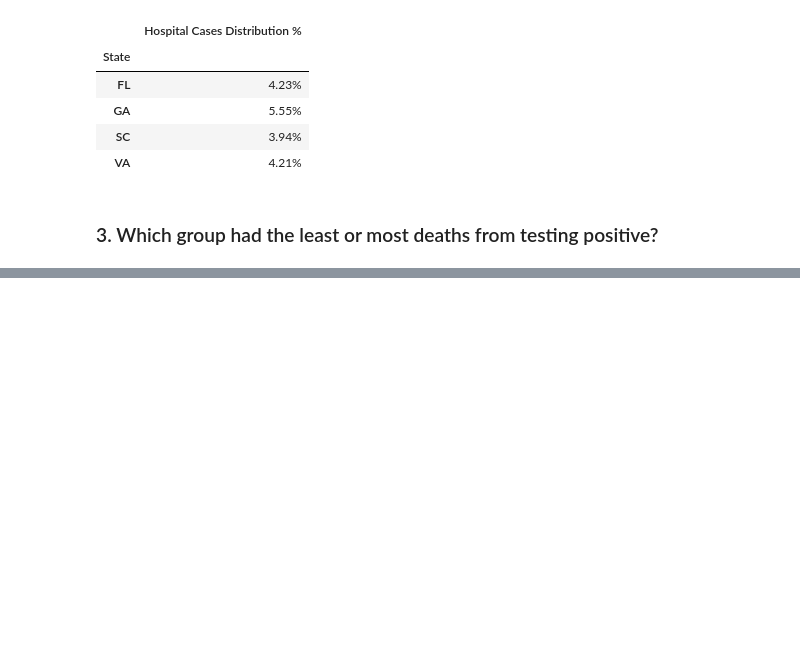
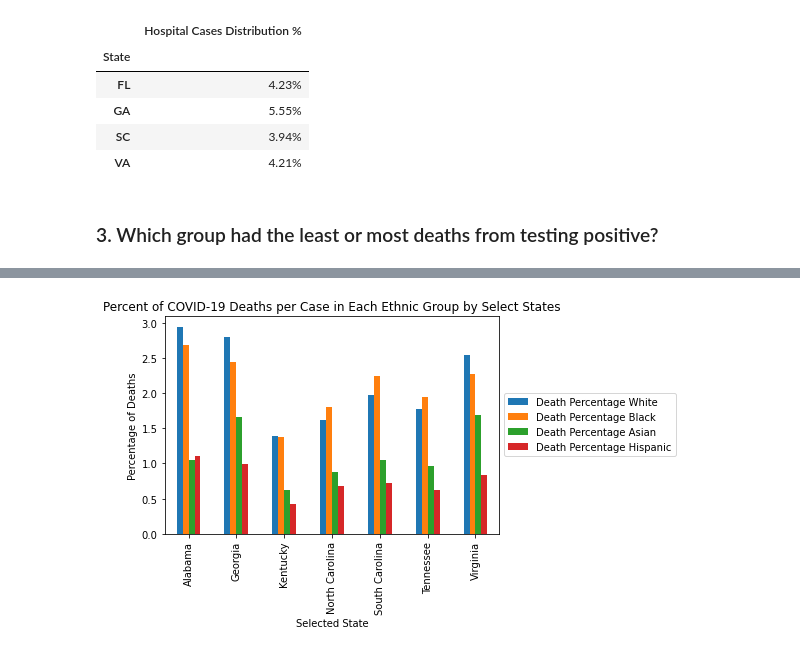
Before and after one commit to burnettaw/CMBKS-Group-5, a Jupyter notebook: covid_analysis_G1-3 - Combined.ipynb, the cells around one changed output, grey strips where cells are left out. Cells and saved outputs as stored; diff of their text form; code cells hidden in the pictures; blank space fills up the shorter version.

```diff
--- a/covid_analysis_G1-3 - Combined.ipynb
+++ b/covid_analysis_G1-3 - Combined.ipynb
@@ -428,0 +545,4 @@ minValuesObj.head(1)
+# %%
+#Merge Dataframes
+covid_merge = pd.merge(covid_case_totals_nbr, covid_death_totals_nbr, on="State", how="inner")
+covid_merge
@@ -428,0 +558,6 @@ minValuesObj.head(1)
+# %%
+covid_merge['Death Percentage White'] = (covid_merge['Deaths_White'] / covid_merge['Cases_White']) * 100
+covid_merge['Death Percentage Black'] = (covid_merge['Deaths_Black'] / covid_merge['Cases_Black']) * 100
+covid_merge['Death Percentage Asian'] = (covid_merge['Deaths_Asian'] / covid_merge['Cases_Asian']) * 100
+covid_merge['Death Percentage Hispanic'] = (covid_merge['Deaths_Ethnicity_Hispanic'] / covid_merge['Cases_Ethnicity_Hispanic']) * 100
+covid_merge
@@ -428,0 +573,3 @@ minValuesObj.head(1)
+# %%
+covid_merge_perc = covid_merge.loc[:, ['State', 'Death Percentage White', 'Death Percentage Black', 'Death Percentage Asian', 'Death Percentage Hispanic']]
+covid_merge_perc
@@ -428,0 +585,17 @@ minValuesObj.head(1)
+# %%
+#Bar Chart for Total Cases in each State
+states = ["Alabama", "Georgia", "Kentucky", "North Carolina", "South Carolina", "Tennessee", "Virginia"]
+x_axis = np.arange(len(states))
+
+covid_merge_perc.plot(kind='bar')
+tick_locations = [value for value in x_axis]
+plt.xticks(tick_locations, ["Alabama", "Georgia", "Kentucky", "North Carolina", "South Carolina", "Tennessee", "Virginia"])
+plt.title("Percent of COVID-19 Deaths per Case in Each Ethnic Group by Select States")
+plt.xlabel("Selected State")
+plt.ylabel("Percentage of Deaths")
+
+plt.legend(loc='center left', bbox_to_anchor=(1, 0.5))
+
+plt.show()
+# %% [output]
+[figure, added]
```
Also changed, not shown: parts of 15 cells of this notebook.
